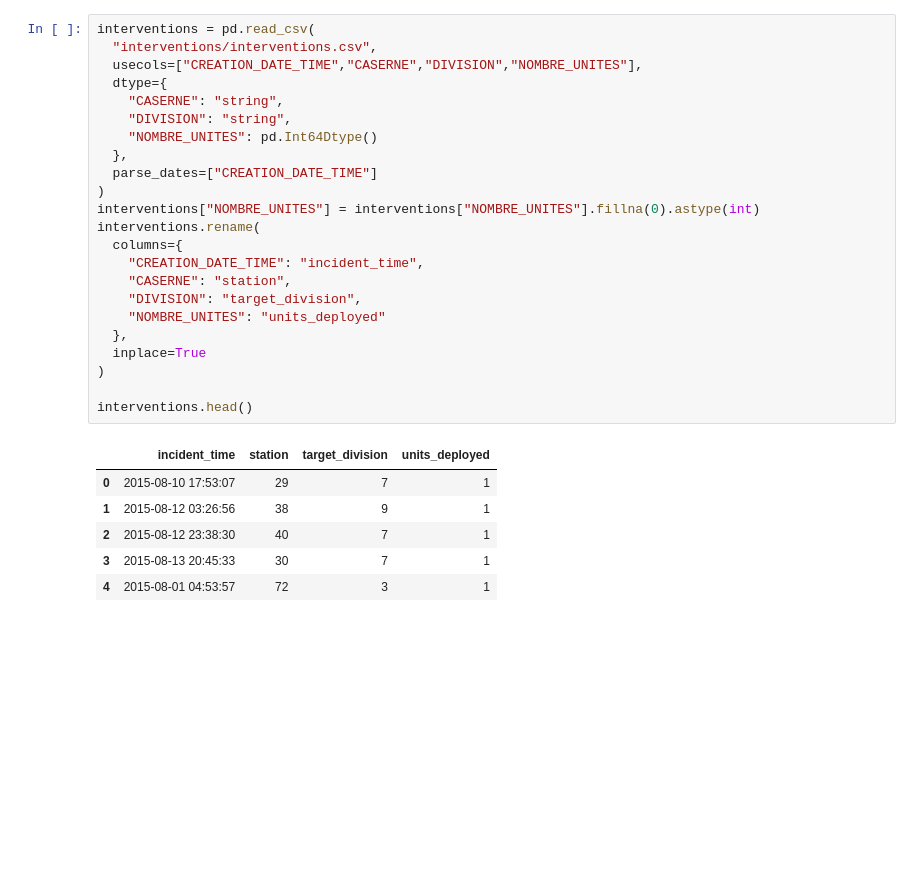
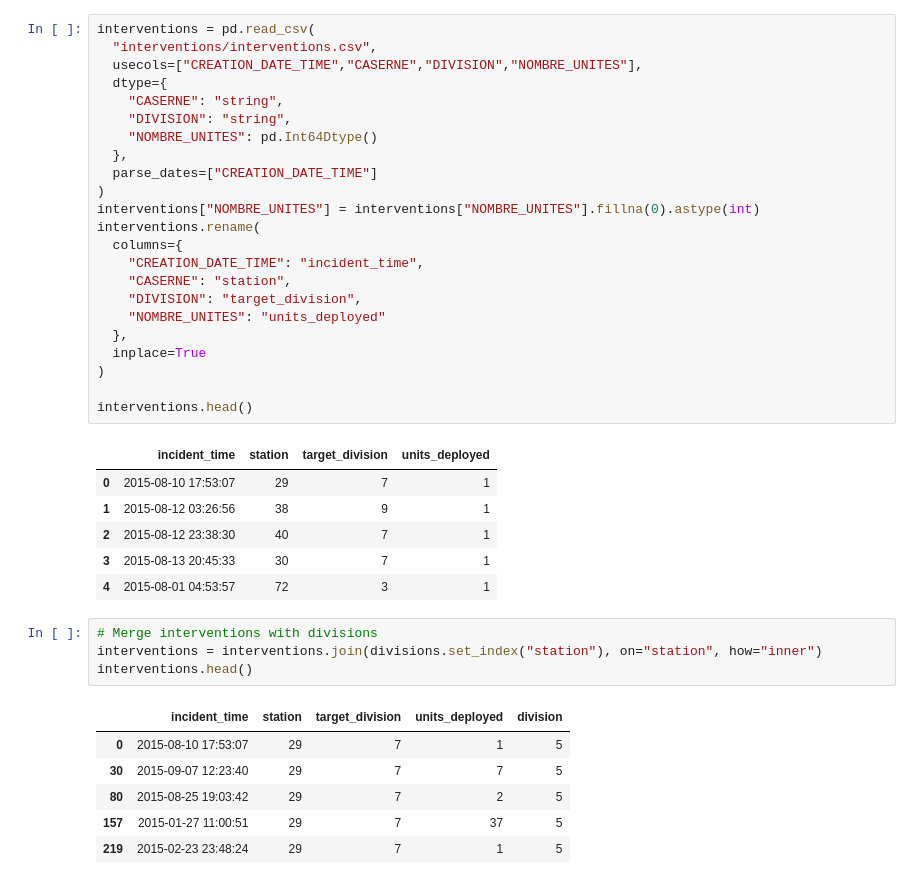
Before and after one commit to naderghanbari/mcgill-capstone, a Jupyter notebook: mcgill_capstone.ipynb, the cells around one changed output. Drawn from its saved outputs; the diff is of its cells as text; blank space fills up the shorter version.

Commit message:
Merge interventions with divisions

```diff
--- a/mcgill_capstone.ipynb
+++ b/mcgill_capstone.ipynb
@@ -141,3 +154,14 @@ interventions.head()
 | 2 | 2015-08-12 23:38:30 | 40 | 7 | 1 |
 | 3 | 2015-08-13 20:45:33 | 30 | 7 | 1 |
 | 4 | 2015-08-01 04:53:57 | 72 | 3 | 1 |
+# %%
+# Merge interventions with divisions
+interventions = interventions.join(divisions.set_index("station"), on="station", how="inner")
+interventions.head()
+# %% [output]
+|  | incident_time | station | target_division | units_deployed | division |
+| 0 | 2015-08-10 17:53:07 | 29 | 7 | 1 | 5 |
+| 30 | 2015-09-07 12:23:40 | 29 | 7 | 7 | 5 |
+| 80 | 2015-08-25 19:03:42 | 29 | 7 | 2 | 5 |
+| 157 | 2015-01-27 11:00:51 | 29 | 7 | 37 | 5 |
+| 219 | 2015-02-23 23:48:24 | 29 | 7 | 1 | 5 |
```
Also changed, not shown: parts of 5 cells of this notebook.
